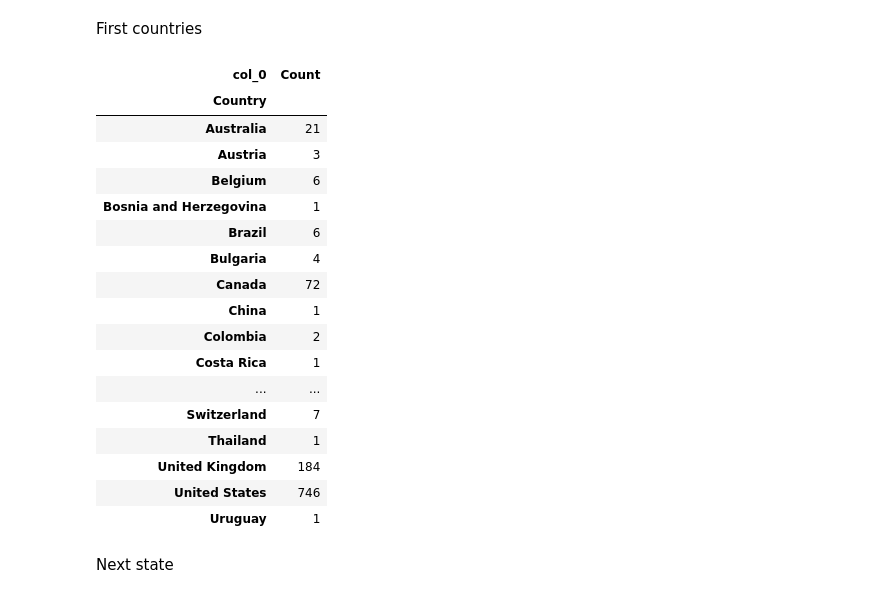
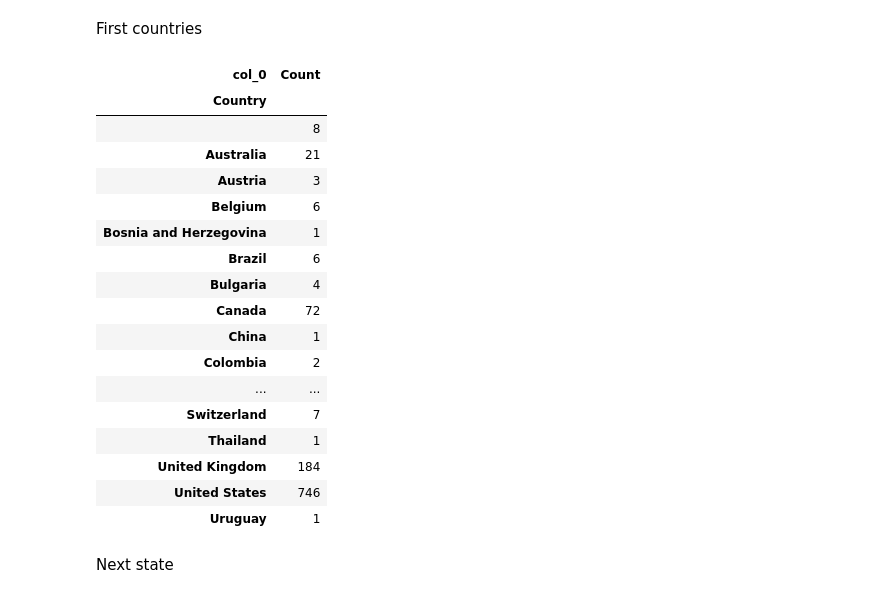
Before and after one commit to Svito-zar/AIweek-hackaton-Health, a Jupyter notebook: mental_health_in_tech/Fredrik/Untitled.ipynb, the cells around one changed output. Cells and saved outputs as stored; diff of their text form; code cells hidden in the pictures.

```diff
--- a/mental_health_in_tech/Fredrik/Untitled.ipynb
+++ b/mental_health_in_tech/Fredrik/Untitled.ipynb
@@ -23,3 +19,6 @@ data = pd.read_csv(path + fname)
+# %%
+fname = 'survey.csv'
+data = pd.read_csv(fname)
 # %%
 data
 # %% [output]
@@ -123,7 +122,7 @@ dg = dg.str.strip()
 dg[dg.str[:1] == 'm'] = 'm'
 dg[dg.str[:2] == 'fe'] = 'f'
 dg[dg == '-female/femme'] = 'f'
-dg[(dg != 'f') & (dg != 'm')] = np.NaN
+dg[(dg != 'f') & (dg != 'm')] = 'n'
 pd.crosstab(dg.fillna('NaN'), columns='Count', dropna=False)
 # %% [output]
 | col_0 | Count |
@@ -140,10 +139,11 @@ Remove some weird combos
 # %% [markdown]
 First countries
 # %%
-pd.crosstab(data['Country'].fillna('NaN'), columns='Count')
+pd.crosstab(data['Country'].fillna(''), columns='Count')
 # %% [output]
 | col_0 | Count |
 | Country |  |
+|  | 8 |
 | Australia | 21 |
 | Austria | 3 |
 | Belgium | 6 |
@@ -153,7 +153,6 @@ pd.crosstab(data['Country'].fillna('NaN'), columns='Count')
 | Canada | 72 |
 | China | 1 |
 | Colombia | 2 |
-| Costa Rica | 1 |
 | ... | ... |
 | Switzerland | 7 |
 | Thailand | 1 |
```
Also changed, not shown: parts of 74 cells of this notebook.
